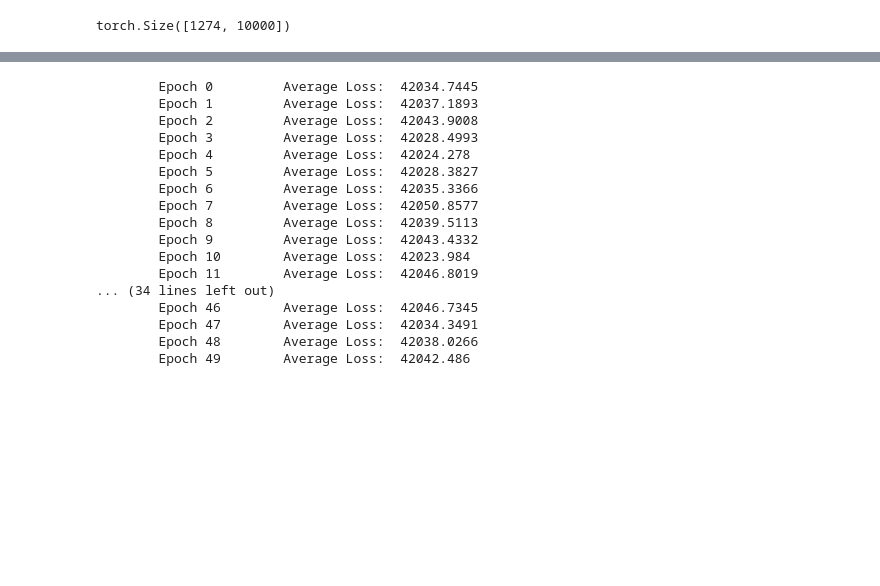
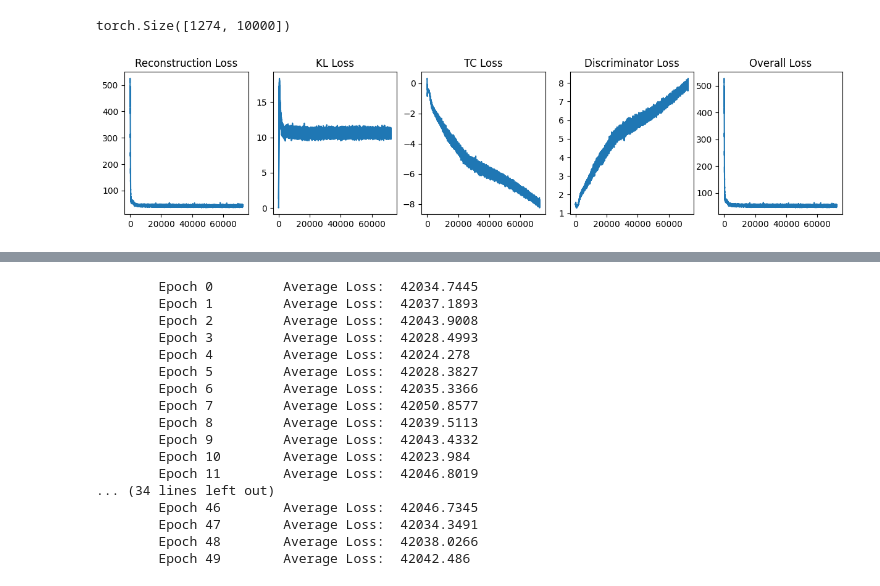
Before and after one commit to yoenoo/block_disentanglement_benchmark, a Jupyter notebook: numerical analysis.ipynb, the cells around one changed output, grey strips where cells are left out. Drawn from its saved outputs; the diff is of its cells as text; code cells hidden in the pictures; blank space fills up the shorter version.

```diff
--- a/numerical analysis.ipynb
+++ b/numerical analysis.ipynb
@@ -82,0 +231,8 @@ background /= background.max()
+# %%
+model = ContrastiveVAE(input_dim=28*28, hidden_dim=32, latent_dim=2, tc=True)
+# %%
+batch_size = 128
+ds = torch.stack([target, background], axis=1)
+train_dataloader = DataLoader(dataset=ds, batch_size=batch_size, shuffle=True, drop_last=True) ## drop_last=False
+
+optimizer = Adam(model.parameters(), lr=1e-4)
@@ -82,0 +292,9 @@ background /= background.max()
+# %%
+_, (ax1, ax2, ax3, ax4, ax5) = plt.subplots(ncols=5, figsize=(15,3))
+ax1.plot(rec_losses); ax1.set_title("Reconstruction Loss")
+ax2.plot(kl_losses); ax2.set_title("KL Loss")
+ax3.plot(tc_losses); ax3.set_title("TC Loss")
+ax4.plot(d_losses); ax4.set_title("Discriminator Loss")
+ax5.plot(vae_losses); ax5.set_title("Overall Loss");
+# %% [output]
+[figure, added]
```
Also changed, not shown: parts of 9 cells of this notebook.
